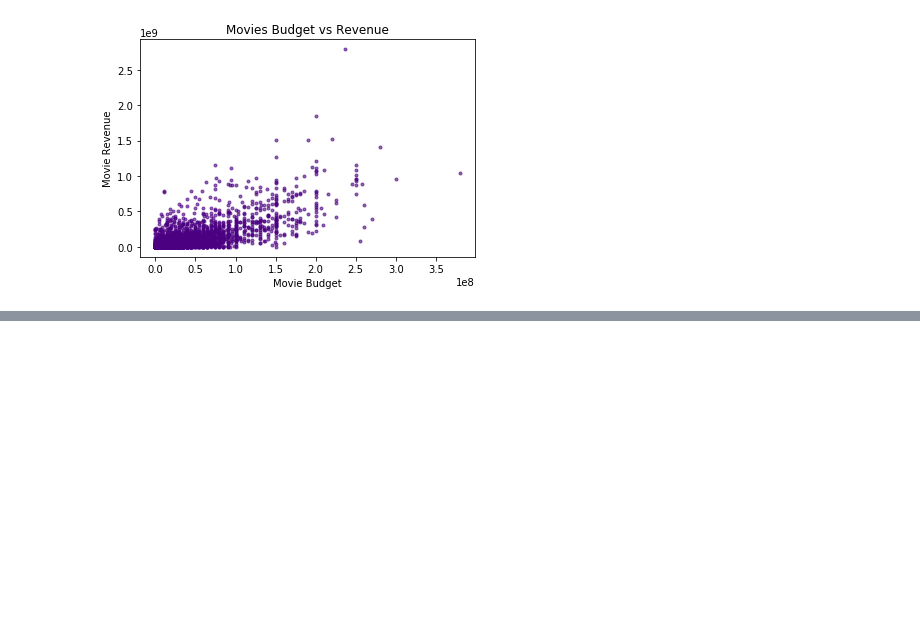
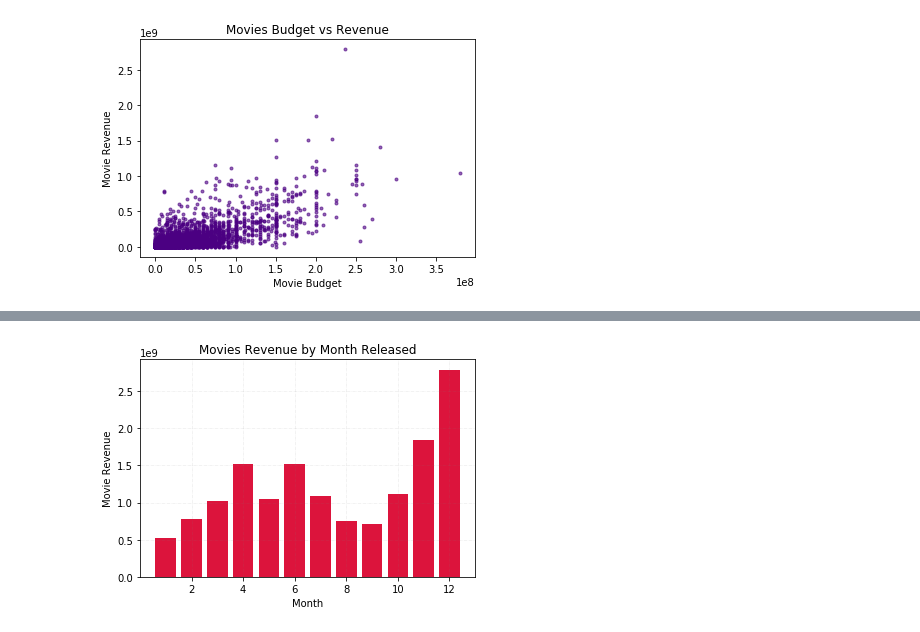
Before and after one commit to AlejandraRosa/final_project, a Jupyter notebook: notebooks/plots_ar.ipynb, the cells around one changed output, grey strips where cells are left out. Drawn from its saved outputs; the diff is of its cells as text; code cells hidden in the pictures; blank space fills up the shorter version.

Commit message:
plot work

```diff
--- a/notebooks/plots_ar.ipynb
+++ b/notebooks/plots_ar.ipynb
@@ -373,3 +370,5 @@ tmdb_5000_movies.sort_values(by=['releaseDate'], ascending=True)
+# %%
+tmdb_5000_movies['month'] = tmdb_5000_movies['releaseDate'].dt.month
 # %%
 #https://matplotlib.org/3.2.1/api/_as_gen/matplotlib.pyplot.scatter.html
 #https://jakevdp.github.io/PythonDataScienceHandbook/04.02-simple-scatter-plots.html
@@ -429,0 +447,16 @@ plt.scatter(x, y,alpha=0.6, marker ='.')
+# %%
+x = tmdb_5000_movies['month']
+y = tmdb_5000_movies['revenue']
+
+plt.title('Movies Revenue by Month Released')
+plt.xlabel('Month')
+plt.ylabel('Movie Revenue')
+
+plt.grid(b=True, color='grey', linestyle='-.', linewidth=0.5, alpha=0.2)
+
+plt.bar(x, y, color='crimson')
+
+
+plt.show()
+# %% [output]
+[figure, added]
```
Also changed, not shown: parts of 9 cells of this notebook.
